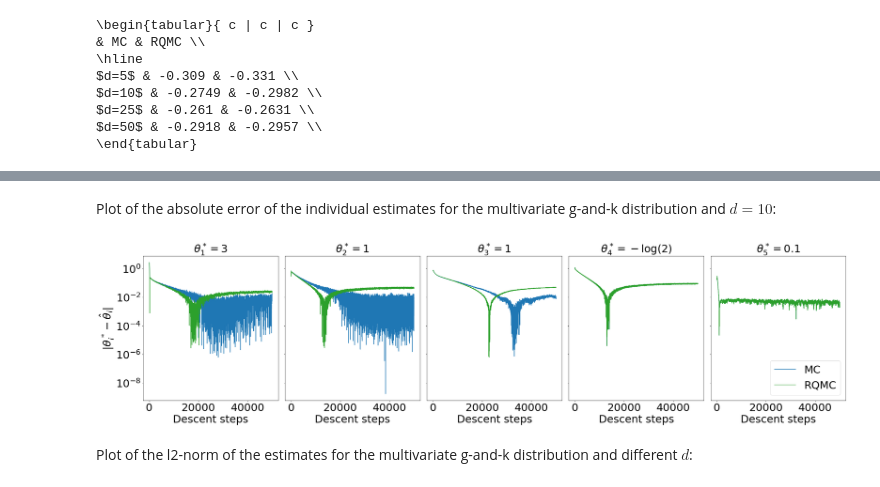
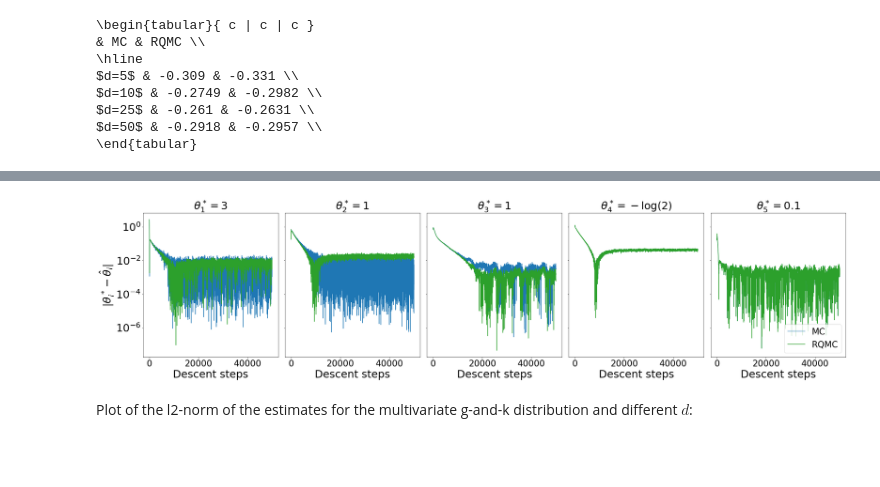
Before and after one commit to johannnamr/Discrepancy-based-inference-using-QMC, a Jupyter notebook: Visualisations/Inference.ipynb, the cells around one changed output, grey strips where cells are left out. Cells and saved outputs as stored; diff of their text form; code cells hidden in the pictures; blank space fills up the shorter version.

```diff
--- a/Visualisations/Inference.ipynb
+++ b/Visualisations/Inference.ipynb
@@ -1623,3 +1227,0 @@ Plot of the l2-norm of the estimates for the multivariate g-and-k distribution a
-# %%
-theta = np.array([3,1,1,-np.log(2),0.1])
-max_it = mvgandk_mmd2_optim_d10_mc['theta'].shape[0]-1
@@ -1645,61 +1228,45 @@ plt.show()
-# %% [markdown]
-Plot of the absolute error of the individual estimates for the multivariate g-and-k distribution and $d=10$:
-# %%
-SMALL_SIZE = 32
-MEDIUM_SIZE = 32
-BIGGER_SIZE = 32
-
-plt.rc('font', size=MEDIUM_SIZE)          # controls default text sizes
-plt.rc('axes', titlesize=MEDIUM_SIZE)     # fontsize of the axes title
-plt.rc('axes', labelsize=MEDIUM_SIZE)     # fontsize of the x and y labels
-plt.rc('xtick', labelsize=MEDIUM_SIZE)    # fontsize of the tick labels
-plt.rc('ytick', labelsize=MEDIUM_SIZE)    # fontsize of the tick labels
-plt.rc('legend', fontsize=SMALL_SIZE)    # legend fontsize
-plt.rc('figure', titlesize=BIGGER_SIZE)   # fontsize of the figure title
 # %%
 fig,(ax1,ax2,ax3,ax4,ax5) = plt.subplots(1,5,figsize=(38,8),sharey='row')
 cmap = plt.get_cmap("tab10")
 
-ax1.plot(range(max_it+1),np.abs(theta[0]-mvgandk_mmd2_optim_d10_mc['theta'][:,0]), color=cmap(0), label='MC')
-ax1.plot(range(max_it+1),np.abs(theta[0]-mvgandk_mmd2_optim_d10_rqmc['theta'][:,0]), color=cmap(2), label='RQMC')
+ax1.plot(range(max_it+1),np.abs(theta[0]-mvgandk_mmd2_optim_d5_mc['theta'][:,0]), color=cmap(0), label='MC')
+ax1.plot(range(max_it+1),np.abs(theta[0]-mvgandk_mmd2_optim_d5_rqmc['theta'][:,0]), color=cmap(2), label='RQMC')
 ax1.set_yscale('log', basey=10)
 ax1.set_xlabel('Descent steps')
 ax1.set_ylabel(r'$|\theta_i^*-\hat{\theta}_i|$')
 ax1.set_title(r'$\theta^*_{1}=$'+str(theta[0].astype(int)))
 
-ax2.plot(range(max_it+1),np.abs(theta[1]-mvgandk_mmd2_optim_d10_mc['theta'][:,1]), color=cmap(0), label='MC')
-ax2.plot(range(max_it+1),np.abs(theta[1]-mvgandk_mmd2_optim_d10_rqmc['theta'][:,1]), color=cmap(2), label='RQMC')
+ax2.plot(range(max_it+1),np.abs(theta[1]-mvgandk_mmd2_optim_d5_mc['theta'][:,1]), color=cmap(0), label='MC')
+ax2.plot(range(max_it+1),np.abs(theta[1]-mvgandk_mmd2_optim_d5_rqmc['theta'][:,1]), color=cmap(2), label='RQMC')
 ax2.set_yscale('log', basey=10)
 ax2.set_xlabel('Descent steps')
 ax2.set_title(r'$\theta^*_{2}=$'+str(theta[1].astype(int)))
 
-ax3.plot(range(max_it+1),np.abs(theta[2]-mvgandk_mmd2_optim_d10_mc['theta'][:,2]), color=cmap(0), label='MC')
-ax3.plot(range(max_it+1),np.abs(theta[2]-mvgandk_mmd2_optim_d10_rqmc['theta'][:,2]), color=cmap(2), label='RQMC')
+ax3.plot(range(max_it+1),np.abs(theta[2]-mvgandk_mmd2_optim_d5_mc['theta'][:,2]), color=cmap(0), label='MC')
+ax3.plot(range(max_it+1),np.abs(theta[2]-mvgandk_mmd2_optim_d5_rqmc['theta'][:,2]), color=cmap(2), label='RQMC')
 ax3.set_yscale('log', basey=10)
 ax3.set_xlabel('Descent steps')
 ax3.set_title(r'$\theta^*_{3}=$'+str(theta[2].astype(int)))
 
-ax4.plot(range(max_it+1),np.abs(theta[3]-mvgandk_mmd2_optim_d10_rqmc['theta'][:,3]), color=cmap(0), label='MC')
-ax4.plot(range(max_it+1),np.abs(theta[3]-mvgandk_mmd2_optim_d10_rqmc['theta'][:,3]), color=cmap(2), label='RQMC')
+ax4.plot(range(max_it+1),np.abs(theta[3]-mvgandk_mmd2_optim_d5_rqmc['theta'][:,3]), color=cmap(0), label='MC')
+ax4.plot(range(max_it+1),np.abs(theta[3]-mvgandk_mmd2_optim_d5_rqmc['theta'][:,3]), color=cmap(2), label='RQMC')
 ax4.set_yscale('log', basey=10)
 ax4.set_xlabel('Descent steps')
-#ax4.set_title(r'$\theta^*_{4}=$'+str(round(theta[3],4)))
 ax4.set_title(r'$\theta^*_{4}=-\log(2)$')
 
-ax5.plot(range(max_it+1),np.abs(theta[4]-mvgandk_mmd2_optim_d10_rqmc['theta'][:,4]), color=cmap(0), label='MC')
-ax5.plot(range(max_it+1),np.abs(theta[4]-mvgandk_mmd2_optim_d10_rqmc['theta'][:,4]), color=cmap(2), label='RQMC')
+ax5.plot(range(max_it+1),np.abs(theta[4]-mvgandk_mmd2_optim_d5_rqmc['theta'][:,4]), color=cmap(0), label='MC')
+ax5.plot(range(max_it+1),np.abs(theta[4]-mvgandk_mmd2_optim_d5_rqmc['theta'][:,4]), color=cmap(2), label='RQMC')
 ax5.set_yscale('log', basey=10)
 ax5.set_xlabel('Descent steps')
-#ax5.set_title(r'$\theta^*_{4}=$'+str(round(theta[3],4)))
 ax5.set_title(r'$\theta^*_{5}=0.1$')
 ax5.legend(loc='lower right')
 
 plt.subplots_adjust(wspace=0.05, hspace=0.05)
 
-plt.savefig('gandk_mmd2_estimates.png',bbox_inches = 'tight', pad_inches = .1)
+plt.savefig('mvgandk_mmd2_estimates_abserror_d5.png',bbox_inches = 'tight', pad_inches = .1)
 plt.show()
 # %% [output]
-[figure, old version]
+[figure, new version]
 # %% [markdown]
 Plot of the l2-norm of the estimates for the multivariate g-and-k distribution and different $d$:
 # %%
```
Also changed, not shown: parts of 32 cells of this notebook.
